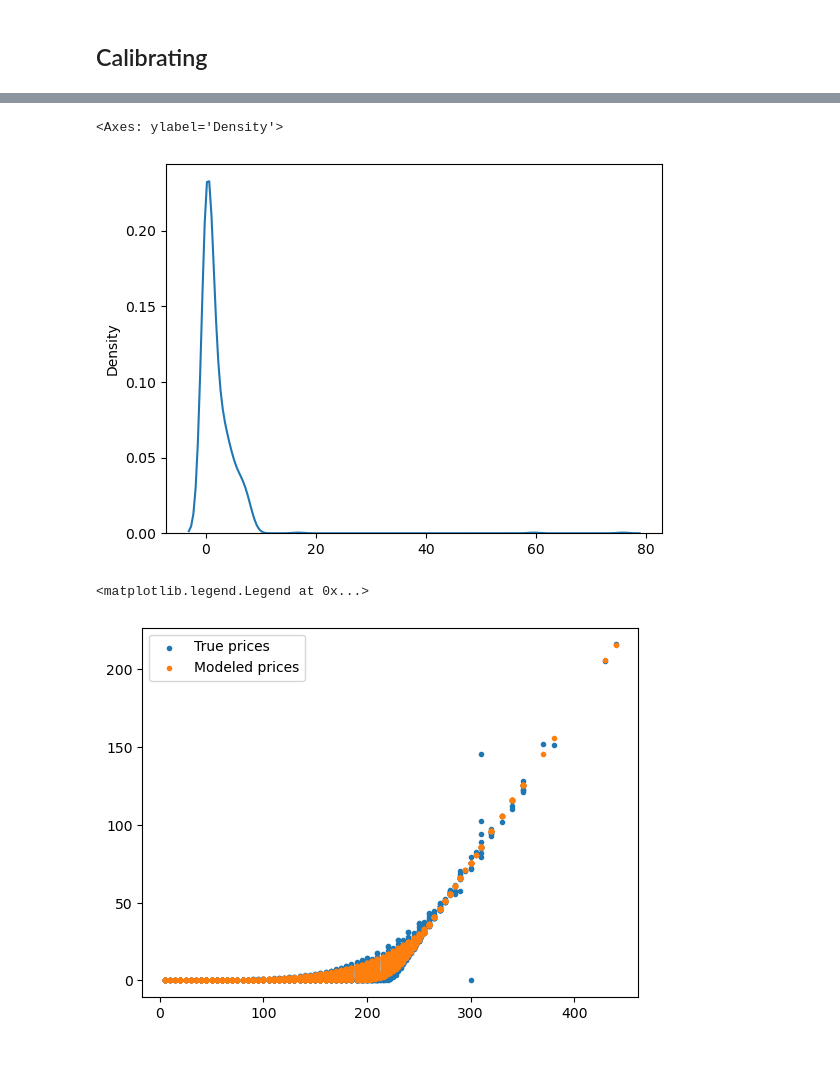
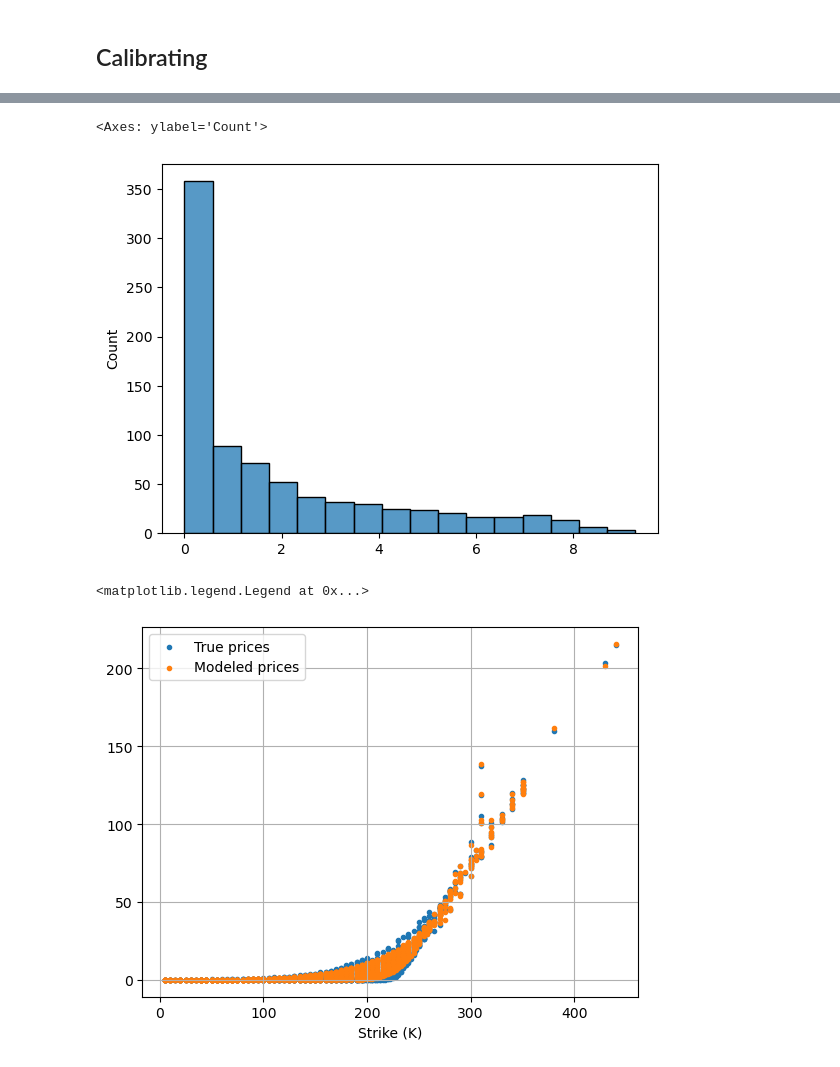
Before and after one commit to peulsilva/EA_recherche, a Jupyter notebook: notebooks/08-calibration.ipynb, the cells around one changed output, grey strips where cells are left out. Cells and saved outputs as stored; diff of their text form; code cells hidden in the pictures.

```diff
--- a/notebooks/08-calibration.ipynb
+++ b/notebooks/08-calibration.ipynb
@@ -85,5 +83,11 @@ Name: 2024-11-11 00:00:00+00:00, dtype: float64
 aapl_prices.index = aapl_prices.index.tz_localize(None)
 # %%
 aapl_options = aapl_options.sort_values("lastTradeDate")
-# %%
-aapl_options['underlying_price'] = aapl_prices.iloc[-1].item()
+# %%
+aapl_options = pd.merge_asof(
+    aapl_options,
+    aapl_prices,
+    left_on='lastTradeDay',
+    right_index=True,
+    allow_exact_matches=True
+)
@@ -112,5 +147,5 @@ test_df = aapl_options.iloc[(L*7)//10:]
 # %%
-t = train_df['T'].unique()[0]
+t = train_df['T'].value_counts().index[7]
 # %%
 Ks = train_df.query(f"T == {t} & type == 'call'").strike
 px = train_df.query(f"T == {t} & type == 'call'").option_price
@@ -147,6 +167,7 @@ simulator = PathSimulator()
 # optimizer = torch.optim.Adam([initial_params], lr=0.01)
 device = 'cuda'
 import gc
+simulator = PathSimulator()
 
 import torch.nn.functional as F
 
@@ -191,6 +212,7 @@ batch_size = 64
 memo = {}
 
 best_params = None
+best_index = None
 best_loss = float('inf')
 
 # with torch.autograd.set_detect_anomaly(True):
@@ -202,7 +224,8 @@ for iteration in range(num_iterations):
     print([rho_, kappa_, theta_, v0_, eta_, r_])
 
 
-    stochastic_df = train_df.query("type == 'put'").sample(batch_size, replace=False)
+    stochastic_df = train_df.query("type == 'put'").sample(batch_size)
+    batch_size = len(stochastic_df)
     model_prices = torch.zeros(len(stochastic_df), device=device)
     market_prices = torch.zeros(len(stochastic_df), device=device)
     Ks = torch.zeros(len(stochastic_df), device=device)
@@ -283,13 +306,14 @@ for iteration in range(num_iterations):
 
 
 
-    batch_loss = (abs(model_prices  - market_prices)**2).sum()
+    batch_loss = ((model_prices  - market_prices)**2).sum()
     # batch_loss.requires_grad =True
     batch_loss = batch_loss / batch_size
 
     if batch_loss < best_loss:
+        best_index = iteration
         best_loss = batch_loss
-        best_parameters = params
+        best_parameters = deepcopy(params)
 
     losses.append(batch_loss.item())
     # break
@@ -416,16 +440,18 @@ ValueError: NaN detected at timestep 199 in St or vt
 market_prices = market_prices.detach().cpu().numpy()
 model_prices = model_prices.detach().cpu().numpy()
 # %%
-sns.kdeplot(abs(market_prices - model_prices))
+sns.histplot(abs(market_prices - model_prices))
 # %% [output]
-<Axes: ylabel='Density'>
+<Axes: ylabel='Count'>
-[figure, old version]
+[figure, new version]
 # %%
 
 plt.scatter(Ks.cpu(), market_prices, marker='.', label = 'True prices')
 plt.scatter(Ks.cpu(), model_prices, marker='.', label = "Modeled prices")
+plt.xlabel("Strike (K)")
+plt.grid()
 
 plt.legend()
 # %% [output]
 <matplotlib.legend.Legend at 0x...>
-[figure, old version]
+[figure, new version]
```
Also changed, not shown: parts of 17 cells of this notebook.
